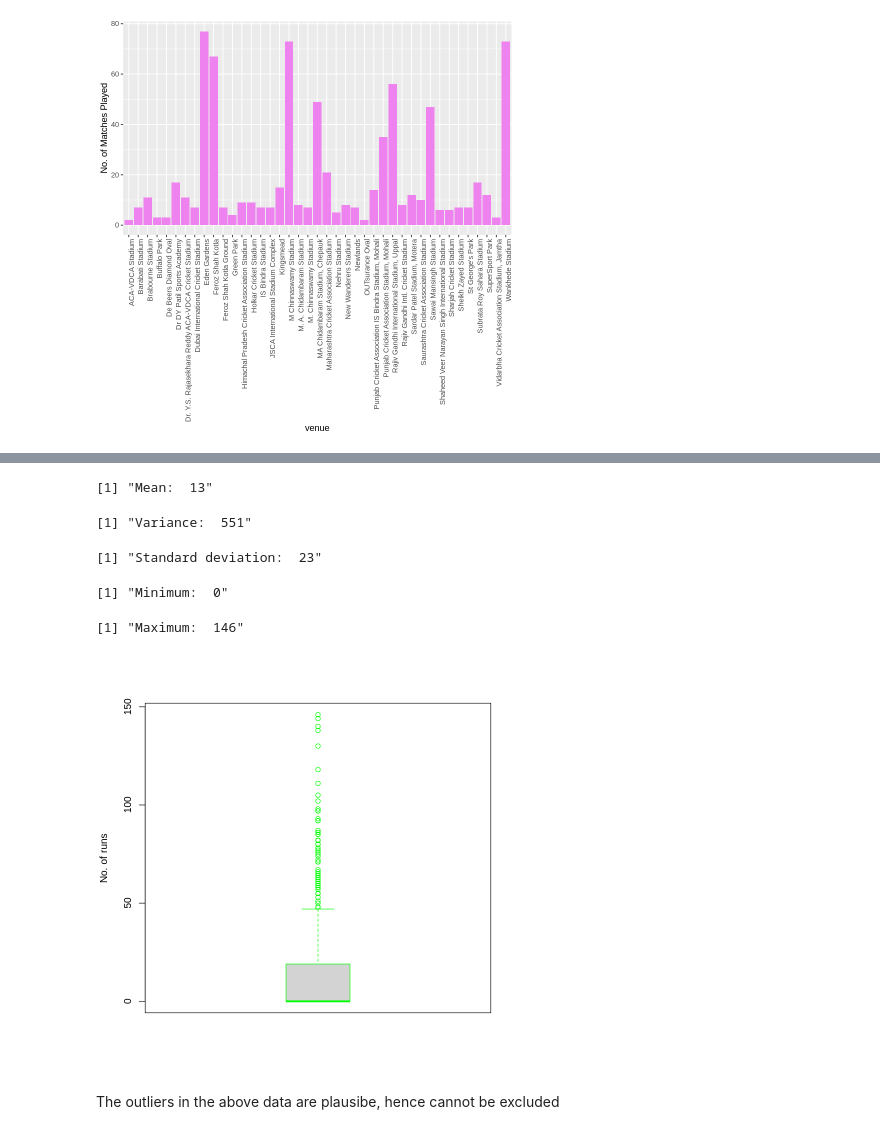
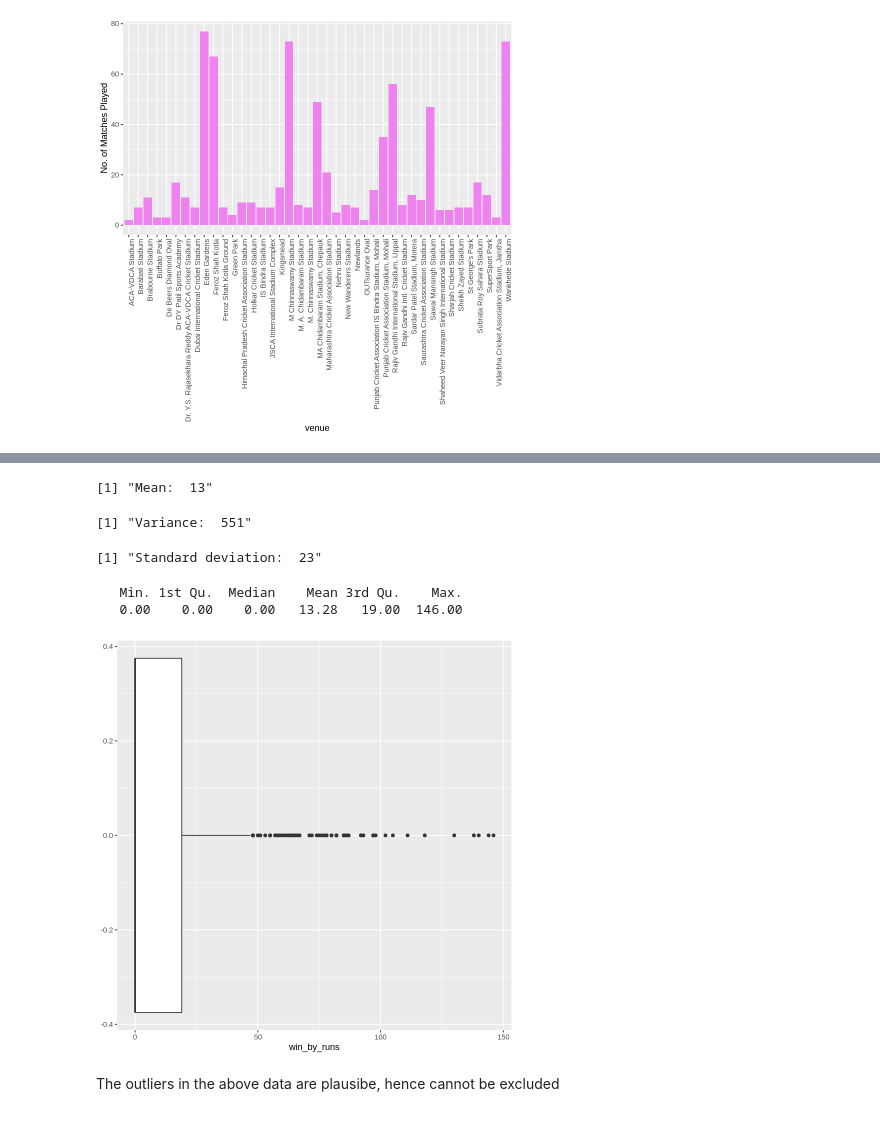
Before and after one commit to Abhishek4848/IPL-Match-Analysis, a Jupyter notebook: IPL_Analysis.ipynb, the cells around one changed output, grey strips where cells are left out. Drawn from its saved outputs; the diff is of its cells as text; code cells hidden in the pictures.

```diff
--- a/IPL_Analysis.ipynb
+++ b/IPL_Analysis.ipynb
@@ -111,18 +132,17 @@ paste("Standard deviation: ",round(sd(df$win_by_wickets)))
 [figure]
 # %%
-boxplot(df$win_by_runs,varwidth=TRUE, notch=FALSE,outline=TRUE, boxwex=0.2, border=c("green"),ylab="No. of runs")
+ggplot(df, aes(win_by_runs)) + geom_boxplot()
 paste("Mean: ",round(mean(df$win_by_runs)))
 paste("Variance: ",round(var(df$win_by_runs)))
 paste("Standard deviation: ",round(sd(df$win_by_runs)))
-paste("Minimum: ",min(df$win_by_runs))
-paste("Maximum: ",max(df$win_by_runs))
+summary(df$win_by_runs)
 # %% [output]
 [1] "Mean:  13"
 [1] "Variance:  551"
 [1] "Standard deviation:  23"
-[1] "Minimum:  0"
+   Min. 1st Qu.  Median    Mean 3rd Qu.    Max.
+   0.00    0.00    0.00   13.28   19.00  146.00
-[1] "Maximum:  146"
-[figure, old version]
+[figure, new version]
 # %% [markdown]
 The outliers in the above data are plausibe, hence cannot be excluded
 # %%
```
Also changed, not shown: parts of 15 cells of this notebook.
